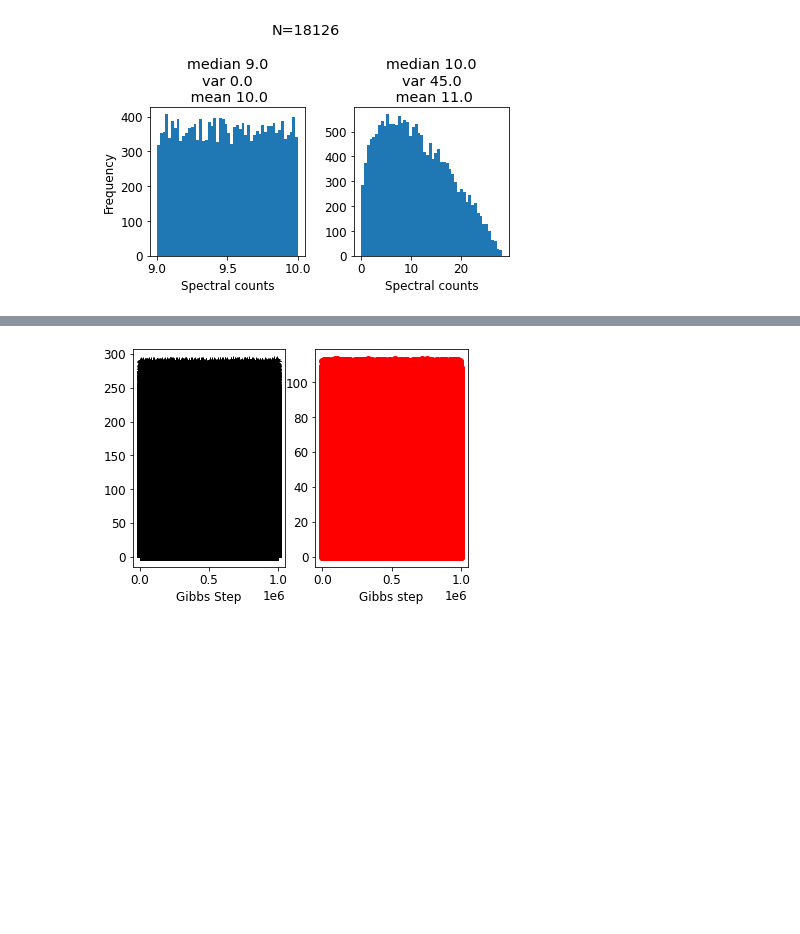
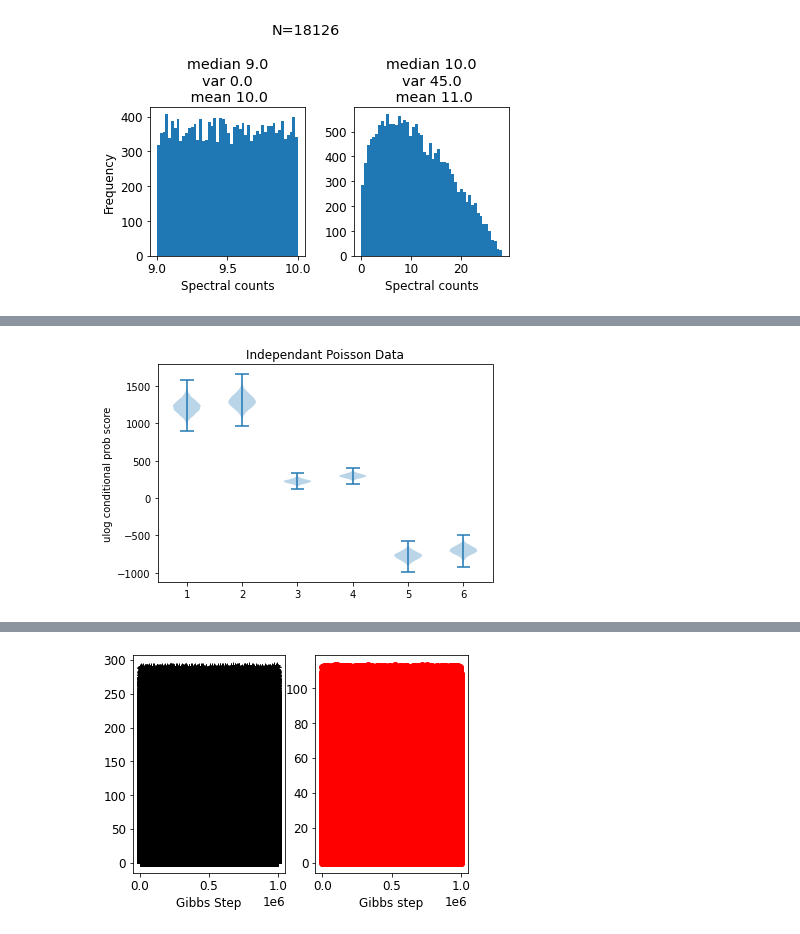
Before and after one commit to ajipalar/pynet, a Jupyter notebook: devel/SliceSampling.ipynb, the cells around one changed output, grey strips where cells are left out. Saved outputs shown, nothing was run; the diff lists cells and outputs as text; code cells hidden in the pictures; blank space fills up the shorter version.

```diff
--- a/devel/SliceSampling.ipynb
+++ b/devel/SliceSampling.ipynb
@@ -562,0 +585,14 @@ plt.show()
+# %%
+# Case one
+
+scaler = 5.
+theta = jnp.array([scaler, scaler])
+
+phi0 = jnp.array([[scaler/2, 0.],
+                  [0., scaler/2]])
+
+phi1 = jnp.array([[scaler/2, -scaler],
+                  [-scaler, scaler/2]])
+
+phi2 = jnp.array([[scaler/2, scaler],
+                  [scaler, scaler/2]])
@@ -563 +634,15 @@ plt.show()
+# %%
+def plot_score_array(sa, title=''):
+
+    # Negative, positive, zero
+    plt.violinplot([sa[2, 0, :], sa[2, 1, :], sa[0, 0, :], sa[0, 1, :], sa[1, 0, :], sa[1, 1, :]])
+
+    plt.title(title)
+    plt.ylabel('ulog conditional prob score')
+    plt.show()
+
+sa = get_score_array(samples)
+plot_score_array(sa, title='Independant Poisson Data')
+# %% [output]
+[figure, added]
 # %%
```
Also changed, not shown: parts of 11 cells of this notebook, 1 other file.
